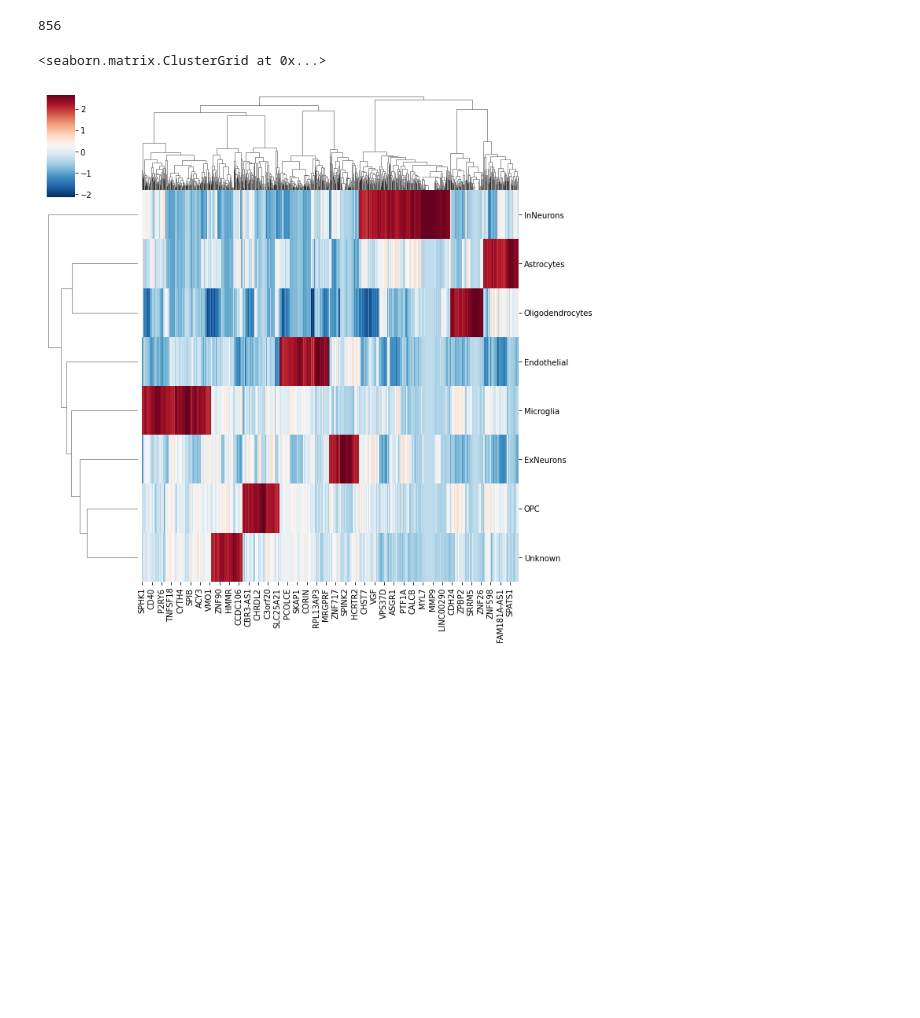
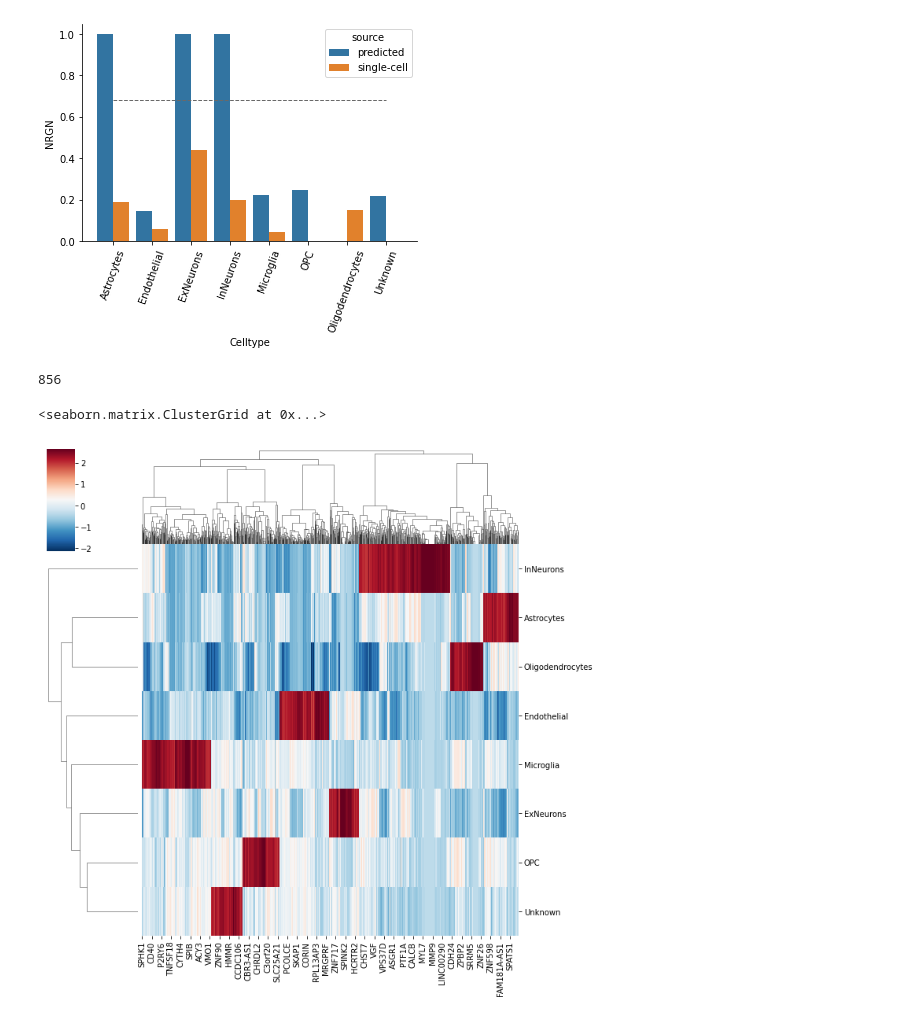
Before and after one commit to poseidonchan/TAPE, a Jupyter notebook: Experiments/Figures/ROSMAP_GEPanalysis.ipynb, the cells around one changed output. Saved outputs shown, nothing was run; the diff lists cells and outputs as text; code cells hidden in the pictures; blank space fills up the shorter version.

```diff
--- a/Experiments/Figures/ROSMAP_GEPanalysis.ipynb
+++ b/Experiments/Figures/ROSMAP_GEPanalysis.ipynb
@@ -10,5 +10,5 @@ ref = pd.read_csv('/Users/chan/Downloads/humanbrain_ref.txt',sep='\t',index_col=
 # %%
-bulk = pd.read_csv('/Users/chan/Desktop/pythonProject/ROSMAP/ROSMAP_lengthScaledTPM_counts.txt',
-                   sep='\t',index_col=0)
-bulk = np.log2(bulk+1)
-bulk = pd.DataFrame(mms.fit_transform(bulk).T, index=bulk.columns, columns=bulk.index)
+# bulk = pd.read_csv('/Users/chan/Desktop/pythonProject/ROSMAP/ROSMAP_lengthScaledTPM_counts.txt',
+#                    sep='\t',index_col=0)
+# bulk = np.log2(bulk+1)
+# bulk = pd.DataFrame(mms.fit_transform(bulk).T, index=bulk.columns, columns=bulk.index)
@@ -19,3 +15,5 @@ bulk['NRGN'].mean()
+# %%
+NRGN_bulk = 0.6818290168237499
 # %%
 ori_sigm = ref.groupby('Celltype').sum()
 ori_sigm = np.log2(ori_sigm+1)
@@ -38,2 +23,2 @@ Name: NRGN, dtype: float64
 # %%
-data = pd.read_csv('ROSMAP_overallGEP.csv',index_col=0)
+testsigm = pd.read_csv('ROSMAP_overallGEP.csv',index_col=0)
@@ -52,0 +25,3 @@ Name: NRGN, dtype: float64
+# %%
+data = pd.DataFrame(pd.concat([testsigm.loc[celltypes]['NRGN'],ori_sigm['NRGN']]))
+data['source'] = ['predicted' for i in range(len(data)//2)] + ['single-cell' for i in range(len(data)//2)]
@@ -53,3 +49,13 @@ Name: NRGN, dtype: float64
+# %%
+fig, ax = plt.subplots(figsize=(6,4))
+sns.barplot(data=data,x=data.index,y='NRGN',hue='source',ax=ax)
+ax.hlines(NRGN_bulk, xmin=0, xmax=7, color='dimgrey',linestyle='dashed', linewidth=1) #画竖水平线
+ax.spines['top'].set_visible(False)
+ax.spines['right'].set_visible(False)
+plt.xticks(rotation=70)
+plt.show()
+# %% [output]
+[figure, added]
 # %%
 z_score = pd.DataFrame(scale(data),index=data.index,columns=data.columns)
 # %%
```
Also changed, not shown: parts of 6 cells of this notebook, 14 other files.
